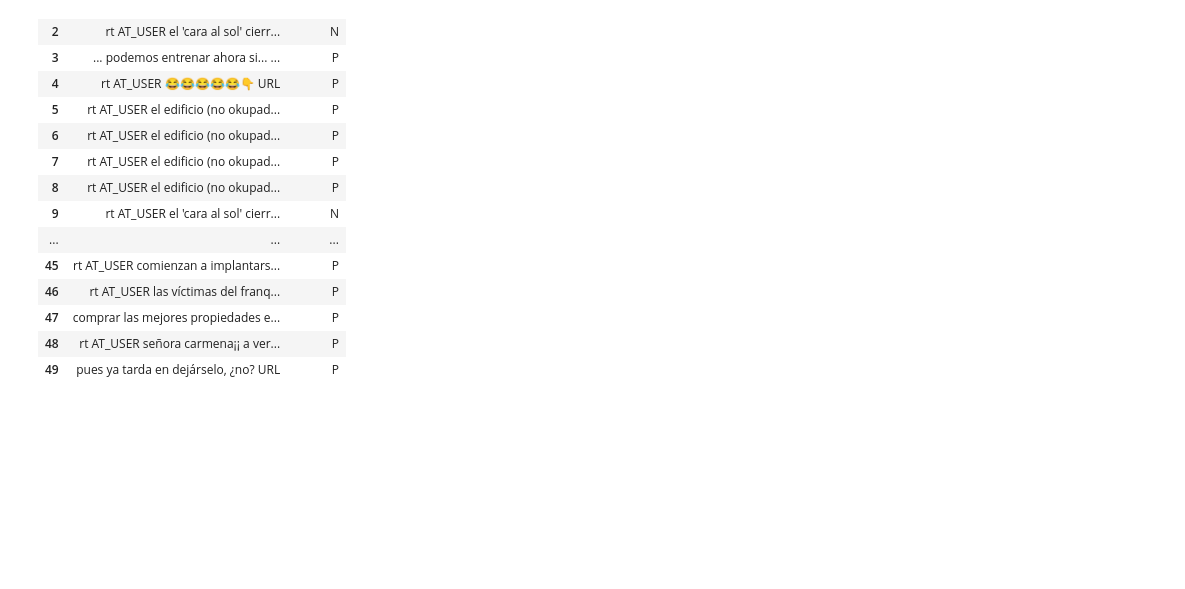
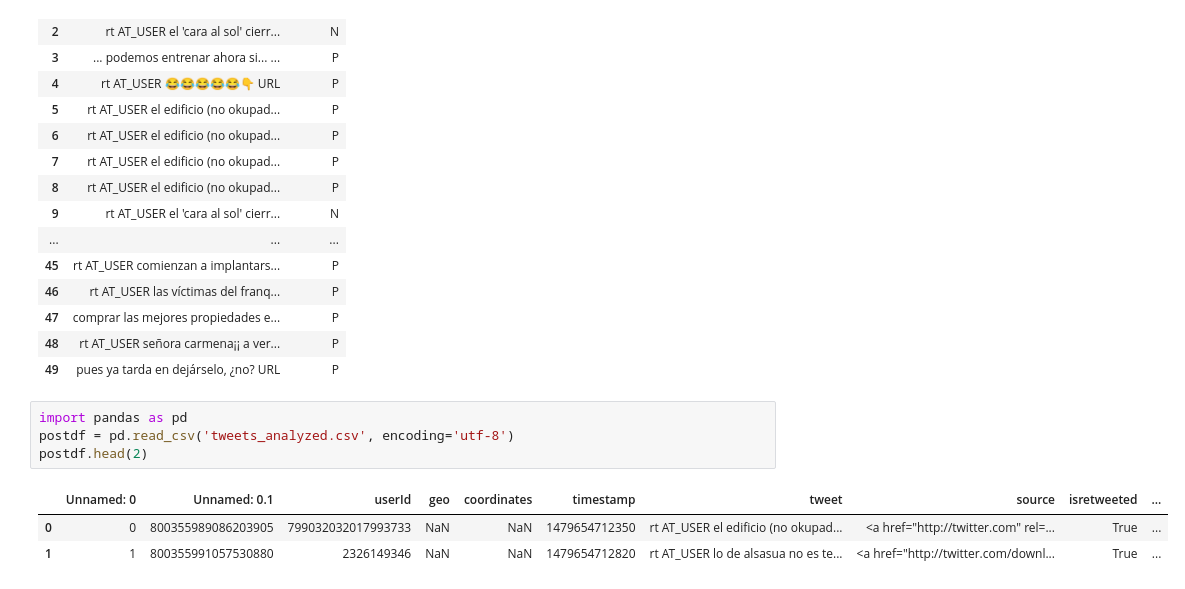
Before and after one commit to amarino5/Master-BigData-CIFF-2016, a Jupyter notebook: analisisDeSentieminto/Tweeter Sentiment Analysis.ipynb, the cells around one changed output. Saved outputs shown, nothing was run; the diff lists cells and outputs as text; blank space fills up the shorter version.

```diff
--- a/analisisDeSentieminto/Tweeter Sentiment Analysis.ipynb
+++ b/analisisDeSentieminto/Tweeter Sentiment Analysis.ipynb
@@ -264,3 +290,11 @@ dftweets[['tweet','polarity']].head(50)
 | 47 | comprar las mejores propiedades e... | P |
 | 48 | rt AT_USER señora carmena¡¡ a ver... | P |
 | 49 | pues ya tarda en dejárselo, ¿no? URL | P |
+# %%
+import pandas as pd
+postdf = pd.read_csv('tweets_analyzed.csv', encoding='utf-8')
+postdf.head(2)
+# %% [output]
+|  | Unnamed: 0 | Unnamed: 0.1 | userId | geo | coordinates | timestamp | tweet | source | isretweeted | ... |
+| 0 | 0 | 800355989086203905 | 799032032017993733 | NaN | NaN | 1479654712350 | rt AT_USER el edificio (no okupad... | <a href="http://twitter.com" rel=... | True | ... |
+| 1 | 1 | 800355991057530880 | 2326149346 | NaN | NaN | 1479654712820 | rt AT_USER lo de alsasua no es te... | <a href="http://twitter.com/downl... | True | ... |
```
Also changed, not shown: parts of 35 cells of this notebook, 7 other files.
